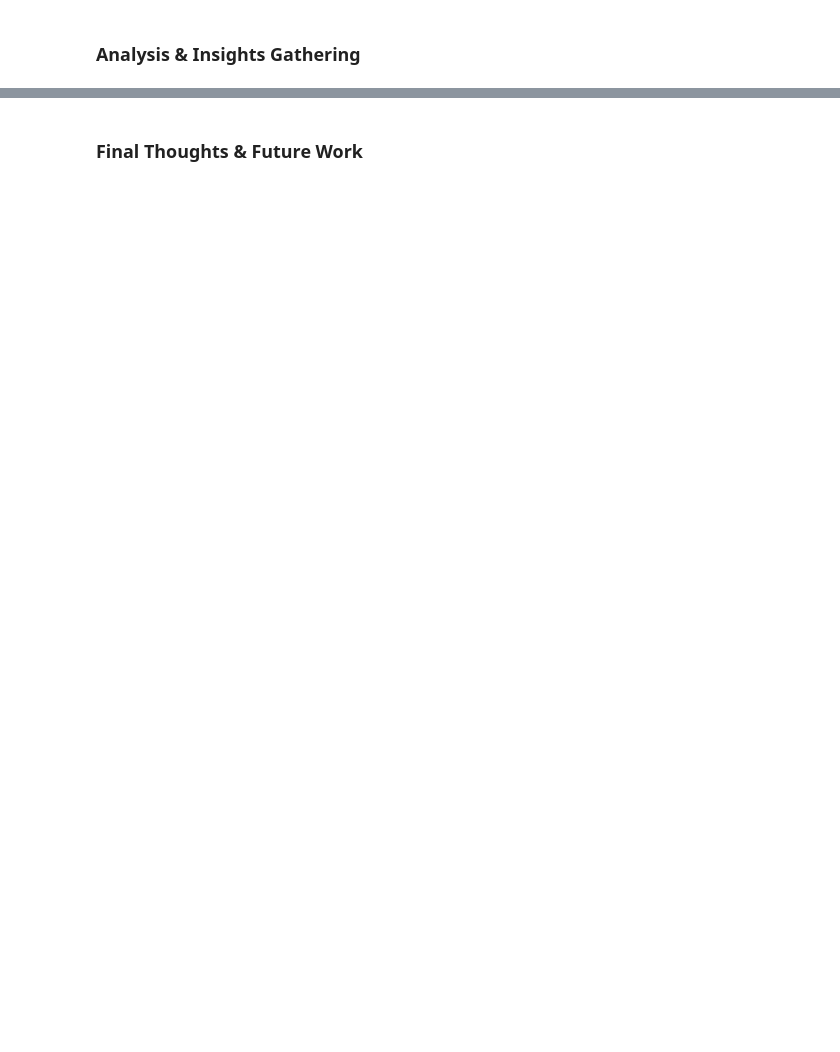
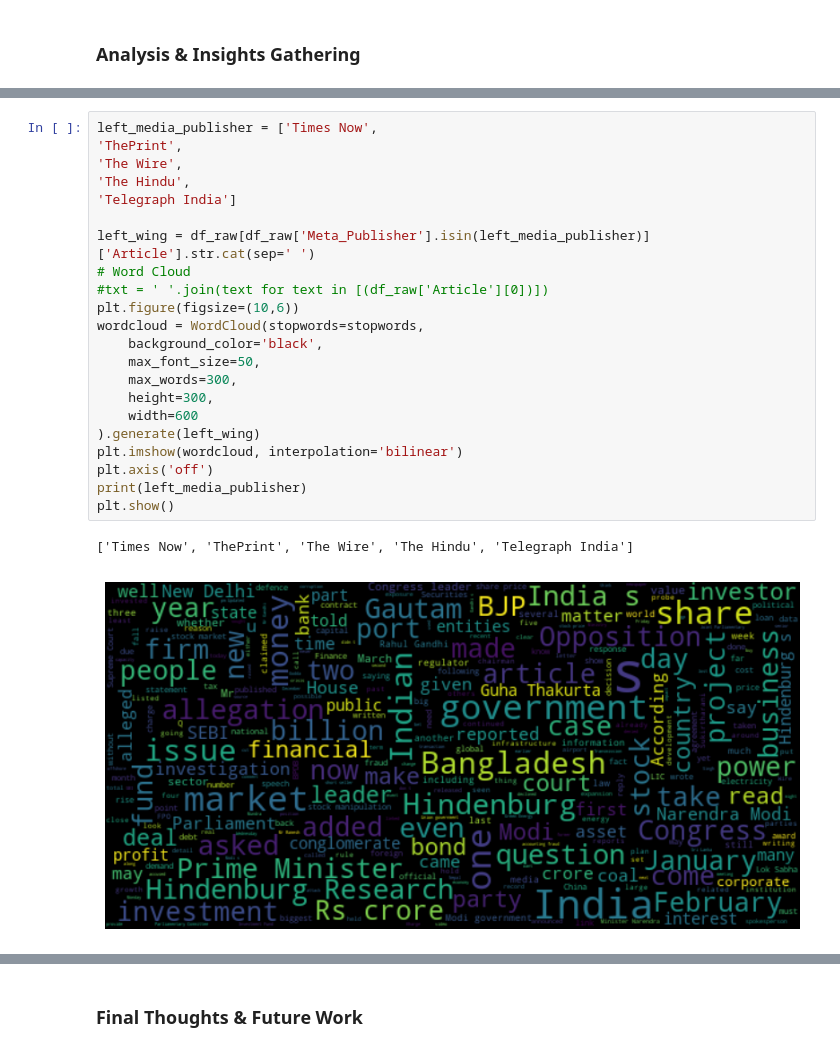
Before and after one commit to balajisriraj/News-Media-Publisher-Analysis, a Jupyter notebook: News_Media_Analysis.ipynb, the cells around one changed output, grey strips where cells are left out. Saved outputs shown, nothing was run; the diff lists cells and outputs as text; blank space fills up the shorter version.

```diff
--- a/News_Media_Analysis.ipynb
+++ b/News_Media_Analysis.ipynb
@@ -887,0 +888,25 @@ plt.show()
+# %%
+left_media_publisher = ['Times Now',
+'ThePrint',
+'The Wire',
+'The Hindu',
+'Telegraph India']
+
+left_wing = df_raw[df_raw['Meta_Publisher'].isin(left_media_publisher)]['Article'].str.cat(sep=' ')
+# Word Cloud
+#txt = ' '.join(text for text in [(df_raw['Article'][0])])
+plt.figure(figsize=(10,6))
+wordcloud = WordCloud(stopwords=stopwords,
+    background_color='black',
+    max_font_size=50,
+    max_words=300,
+    height=300,
+    width=600
+).generate(left_wing)
+plt.imshow(wordcloud, interpolation='bilinear')
+plt.axis('off')
+print(left_media_publisher)
+plt.show()
+# %% [output]
+['Times Now', 'ThePrint', 'The Wire', 'The Hindu', 'Telegraph India']
+[figure, added]
```
Also changed, not shown: parts of 42 cells of this notebook.
